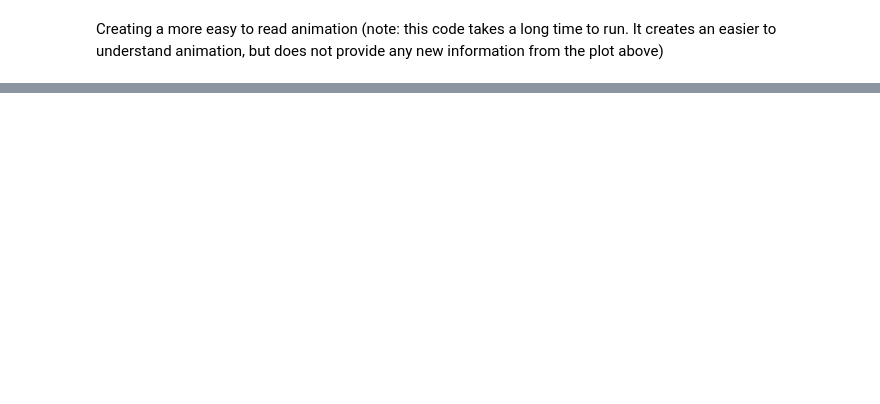
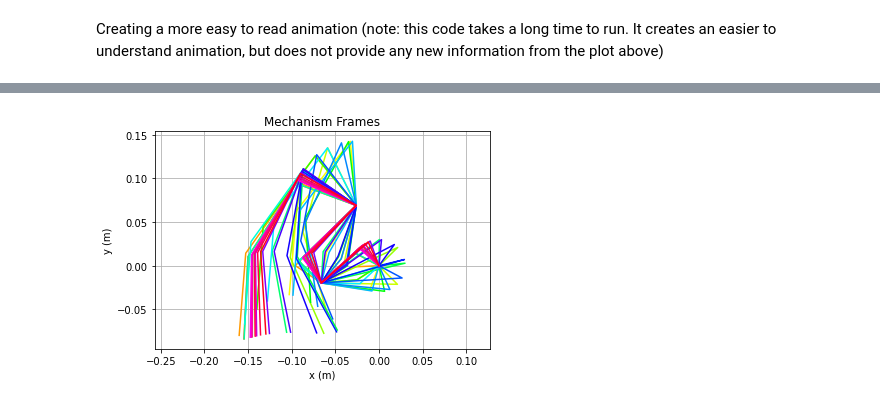
Before and after one commit to arnoldjames98/arnoldjames98.github.io, a Jupyter notebook: systemDynamicsII.ipynb, the cells around one changed output, grey strips where cells are left out. Cells and saved outputs as stored; diff of their text form; code cells hidden in the pictures; blank space fills up the shorter version.

```diff
--- a/systemDynamicsII.ipynb
+++ b/systemDynamicsII.ipynb
@@ -862,0 +942,13 @@ HTML(anim.to_html5_video())
+# %%
+# Make the colors make cycle through a large variety to show each frame
+plt.rc('axes', prop_cycle=(plt.cycler('color', plt.cm.hsv(numpy.linspace(0, 1, fps)))))
+
+points_output = PointsOutput(points,system)
+y = points_output.calc(states)
+
+points_output.plot_time(tfinal)
+plt.title('Mechanism Frames')
+plt.xlabel('x (m)')
+plt.ylabel('y (m)')
+plt.grid()
+# %% [output]
@@ -862,0 +957 @@ HTML(anim.to_html5_video())
+[figure, added]
```
Also changed, not shown: parts of 26 cells of this notebook.
